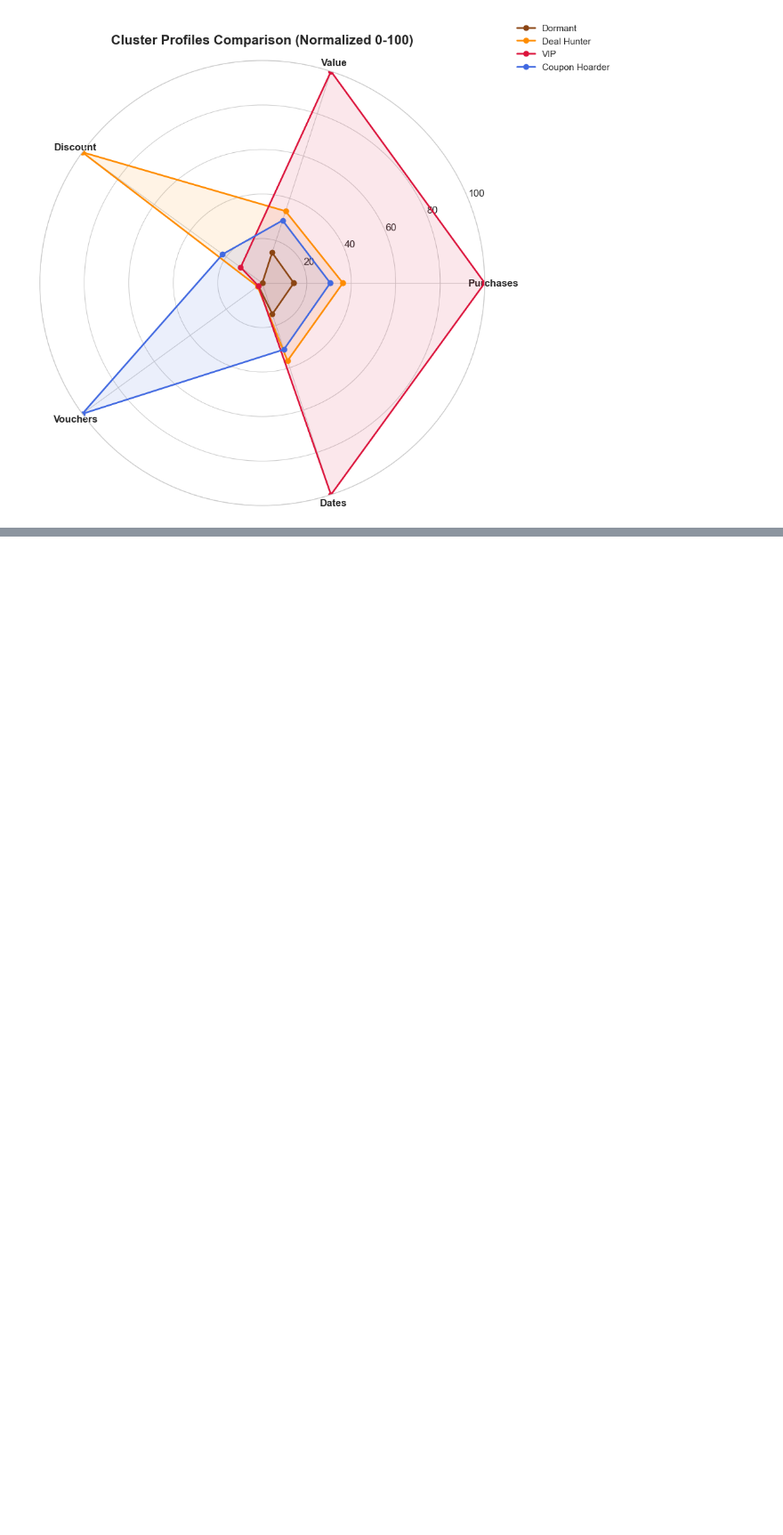
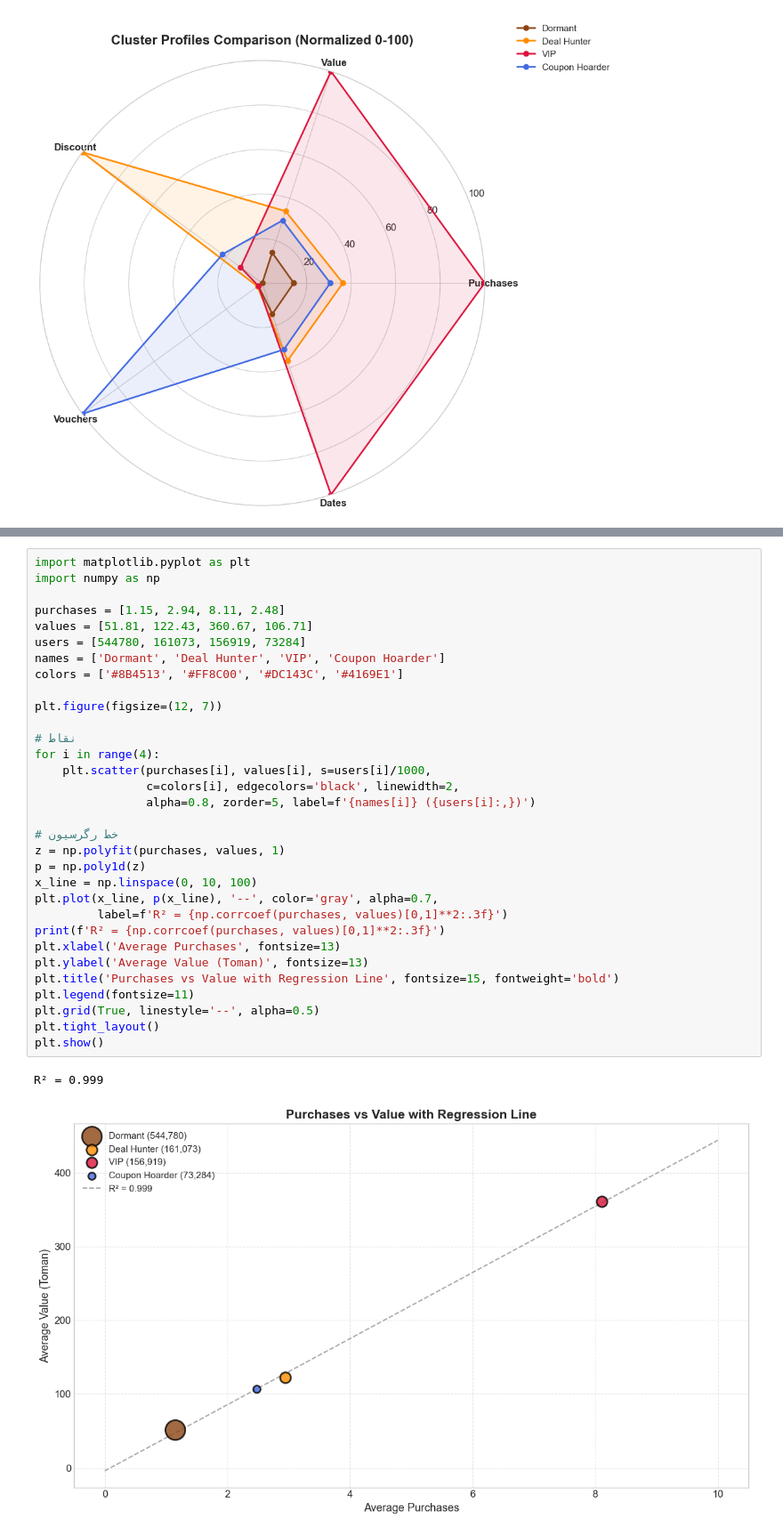
Before and after one commit to mohadesekohansal/vod, a Jupyter notebook: user_cluster/user.ipynb, the cells around one changed output, grey strips where cells are left out. Shown at 89% size. Drawn from its saved outputs; the diff is of its cells as text; blank space fills up the shorter version.

```diff
--- a/user_cluster/user.ipynb
+++ b/user_cluster/user.ipynb
@@ -418,0 +436,35 @@ plt.show()
+# %%
+import matplotlib.pyplot as plt
+import numpy as np
+
+purchases = [1.15, 2.94, 8.11, 2.48]
+values = [51.81, 122.43, 360.67, 106.71]
+users = [544780, 161073, 156919, 73284]
+names = ['Dormant', 'Deal Hunter', 'VIP', 'Coupon Hoarder']
+colors = ['#8B4513', '#FF8C00', '#DC143C', '#4169E1']
+
+plt.figure(figsize=(12, 7))
+
+# نقاط
+for i in range(4):
+    plt.scatter(purchases[i], values[i], s=users[i]/1000,
+                c=colors[i], edgecolors='black', linewidth=2,
+                alpha=0.8, zorder=5, label=f'{names[i]} ({users[i]:,})')
+
+# خط رگرسیون
+z = np.polyfit(purchases, values, 1)
+p = np.poly1d(z)
+x_line = np.linspace(0, 10, 100)
+plt.plot(x_line, p(x_line), '--', color='gray', alpha=0.7,
+         label=f'R² = {np.corrcoef(purchases, values)[0,1]**2:.3f}')
+print(f'R² = {np.corrcoef(purchases, values)[0,1]**2:.3f}')
+plt.xlabel('Average Purchases', fontsize=13)
+plt.ylabel('Average Value (Toman)', fontsize=13)
+plt.title('Purchases vs Value with Regression Line', fontsize=15, fontweight='bold')
+plt.legend(fontsize=11)
+plt.grid(True, linestyle='--', alpha=0.5)
+plt.tight_layout()
+plt.show()
+# %% [output]
+R² = 0.999
+[figure, added]
```
Also changed, not shown: parts of 3 cells of this notebook.
